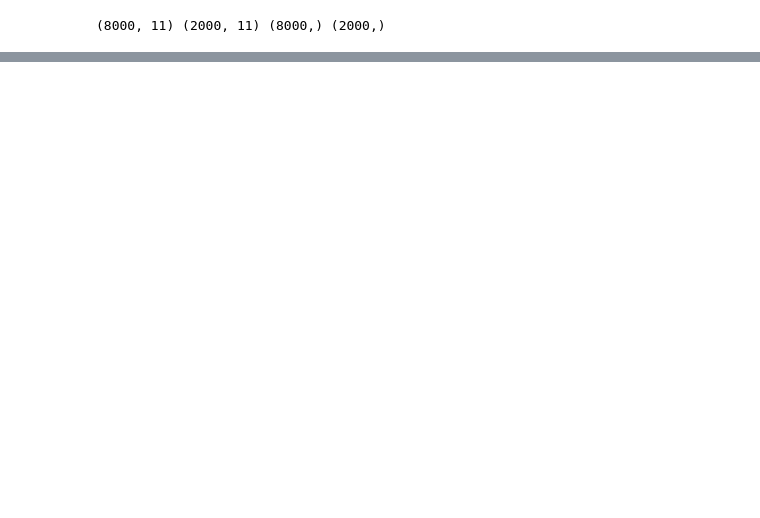
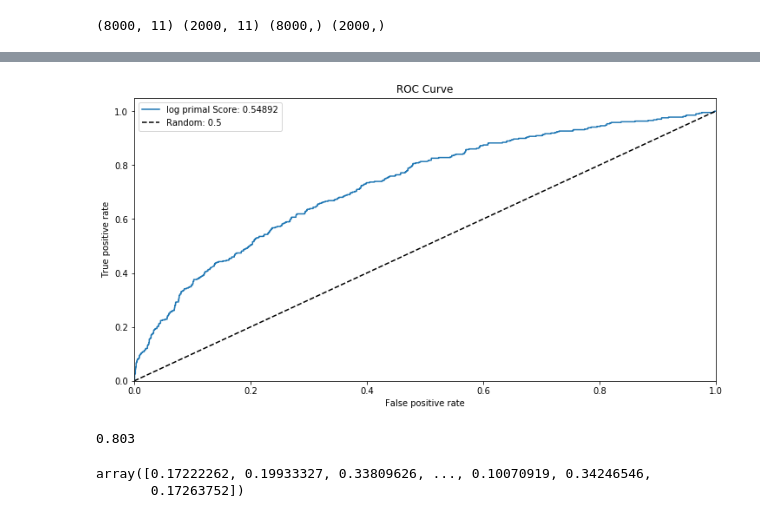
Before and after one commit to mohammedmisbahuddin/Bank_Churn_Prediction, a Jupyter notebook: Misbah_jupiter.ipynb, the cells around one changed output, grey strips where cells are left out. Cells and saved outputs as stored; diff of their text form; code cells hidden in the pictures; blank space fills up the shorter version.

```diff
--- a/Misbah_jupiter.ipynb
+++ b/Misbah_jupiter.ipynb
@@ -197,7 +199,7 @@ def best_model(model):
     print(model.best_estimator_)
 # %%
 # Fit primal logistic regression
-param_grid = {'C': [0.1,0.5,1,10,50,100,200,300,400,500], 'max_iter': [100], 'fit_intercept':[True],'intercept_scaling':[1],
+param_grid = {'C': [0.1,0.5,1,10,50,100], 'max_iter': [250], 'fit_intercept':[True],'intercept_scaling':[1],
               'penalty':['l2'], 'tol':[0.00001,0.0001,0.000001]}
 log_primal_Grid = GridSearchCV(LogisticRegression(solver='lbfgs'),param_grid, cv=10, refit=True, verbose=0)
 log_primal_Grid.fit(df_X_train,df_y_train)
@@ -211,7 +213,7 @@ LogisticRegression(C=200, class_weight=None, dual=False, fit_intercept=True,
                    random_state=None, solver='lbfgs', tol=1e-05, verbose=0,
                    warm_start=False)
 # %%
-logistic_alg = LogisticRegression(C=200, class_weight=None, dual=False, fit_intercept=True,intercept_scaling=1, max_iter=250, multi_class='warn',n_jobs=None,
-                                penalty='l2', random_state=1, solver='lbfgs',tol=1e-05, verbose=0, warm_start=False)
-logistic_alg.fit(df_X_train,df_y_train)
+logistic_alg = LogisticRegression(C=1, class_weight=None, dual=False, fit_intercept=True,intercept_scaling=1, max_iter=250, multi_class='warn',n_jobs=None,
+                                penalty='l2', random_state=2, solver='lbfgs',tol=1e-05, verbose=0, warm_start=False)
+result = logistic_alg.fit(df_X_train,df_y_train)
 # %% [output]
@@ -229,0 +241,3 @@ print(classification_report())
+# %%
+auc_score=roc_auc_score(df_y_test,logistic_alg.predict(df_X_test))
+print(auc_score)
@@ -229,0 +246,3 @@ print(classification_report())
+# %%
+fpr,tpr,mpr = roc_curve(df_y_test,logistic_alg.predict_proba(df_X_test)[:,1])
+print(fpr,tpr,mpr)
@@ -229,0 +267,22 @@ print(classification_report())
+# %%
+plt.figure(figsize = (12,6), linewidth= 1)
+plt.plot(fpr,tpr,label = 'log primal Score: ' + str(round(auc_score, 5)))
+plt.plot([0,1], [0,1], '--k', label = 'Random: 0.5')
+plt.xlim([0.0, 1.0])
+plt.ylim([0.0, 1.05])
+plt.xlabel('False positive rate')
+plt.ylabel('True positive rate')
+plt.title('ROC Curve')
+plt.legend(loc='best')
+plt.show()
+# %% [output]
+[figure, added]
+# %%
+logistic_alg.score(df_X_train, df_y_train)
+# %% [output]
+0.803
+# %%
+logistic_alg.predict_proba(df_X)[:,1]
+# %% [output]
+array([0.17222262, 0.19933327, 0.33809626, ..., 0.10070919, 0.34246546,
+       0.17263752])
```
Also changed, not shown: parts of 8 cells of this notebook.
